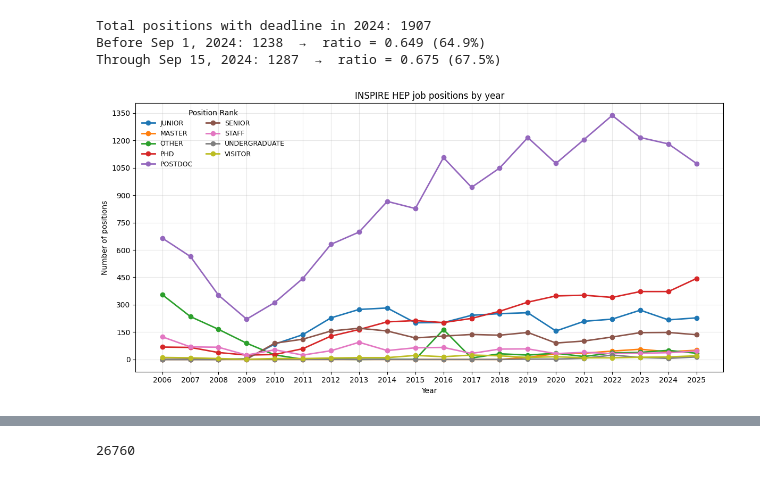
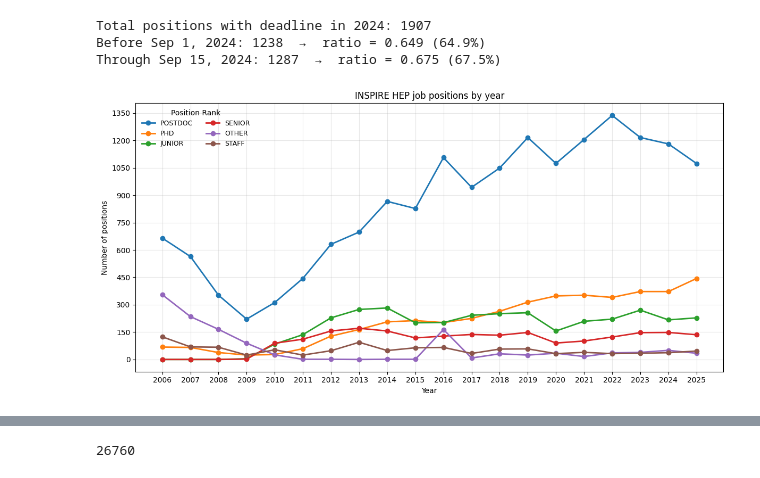
Before and after one commit to shedprog/AnaJobsInsHEP, a Jupyter notebook: notebooks/basic-analysis-inspire.ipynb, the cells around one changed output, grey strips where cells are left out. Cells and saved outputs as stored; diff of their text form; code cells hidden in the pictures.

```diff
--- a/notebooks/basic-analysis-inspire.ipynb
+++ b/notebooks/basic-analysis-inspire.ipynb
@@ -260,7 +260,7 @@ Through Sep 15, 2024: 1287  →  ratio = 0.675 (67.5%)
 
 import ast, pandas as pd, matplotlib.pyplot as plt, matplotlib.ticker as mticker
 
-TOP_RANKS = None  # set to None to plot all ranks
+TOP_RANKS = 6  # set to None to plot all ranks
 
 
 # 1) Parse deadline year
@@ -281,34 +281,34 @@ r = r[r.ne("")]
 tmp = pd.DataFrame({"year": d.loc[r.index, "deadline_year"].values, "rank": r.values})
 pivot = tmp.groupby(["year","rank"]).size().unstack(fill_value=0).sort_index()
 
 # display(pivot)
 
 num_cols  = pivot.select_dtypes('number').columns
 for column in num_cols: pivot.loc[2025,column]  *= CORRECT_2025
 
 # keep top ranks for readability
 if TOP_RANKS:
     top = pivot.sum().sort_values(ascending=False).head(TOP_RANKS).index
     pivot = pivot[top]
 
 # 4) Plot with integer-only axes
 years = pivot.index.astype(int).tolist()
 fig, ax = plt.subplots(figsize=(12, 6))
 for col in pivot.columns:
     ax.plot(years, pivot[col].values, marker='o', linewidth=2, label=col)
 
 ax.set_xticks(years)
 ax.xaxis.set_major_formatter(mticker.StrMethodFormatter('{x:.0f}'))
 ax.yaxis.set_major_locator(mticker.MaxNLocator(integer=True))
 ax.yaxis.set_major_formatter(mticker.StrMethodFormatter('{x:.0f}'))
 
 ax.set_xlabel('Year'); ax.set_ylabel('Number of positions')
 ax.set_title('INSPIRE HEP job positions by year')
 ax.grid(True, alpha=0.3); ax.legend(title='Position Rank', ncol=2, frameon=False, fontsize=9)
 
 plt.tight_layout(); plt.show()
 # %% [output]
-[figure, old version]
+[figure, new version]
 # %%
 ! pip install itables
 # %% [output]
```
Also changed, not shown: parts of 4 cells of this notebook.
